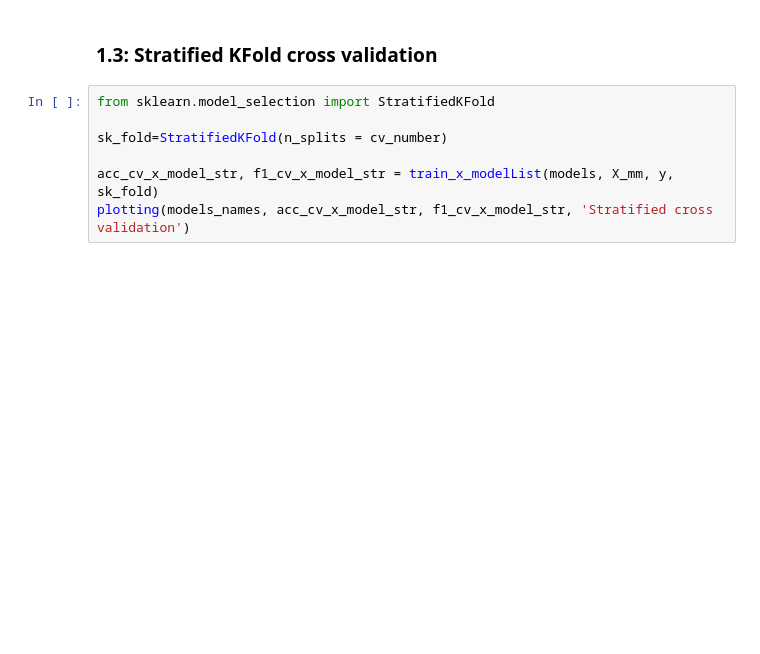
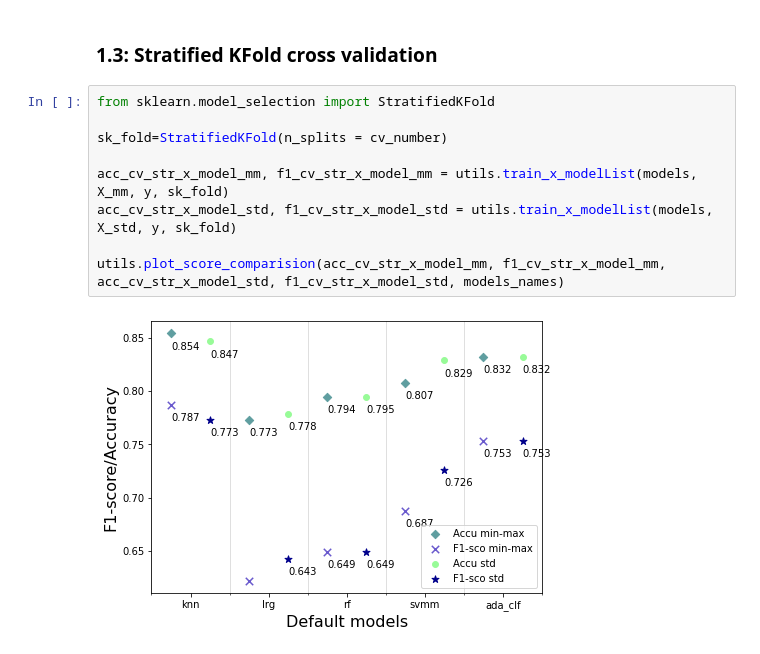
Before and after one commit to DaliaO15/PP_active_learning, a Jupyter notebook: Easy_diabetes_dataset/basic_classification.ipynb, the cells around one changed output. Drawn from its saved outputs; the diff is of its cells as text; blank space fills up the shorter version.

```diff
--- a/Easy_diabetes_dataset/basic_classification.ipynb
+++ b/Easy_diabetes_dataset/basic_classification.ipynb
@@ -191,7 +126,11 @@ plotting(models_names, acc_cv_x_model, f1_cv_x_model, 'Cross validation')
 # %%
 from sklearn.model_selection import StratifiedKFold
 
 sk_fold=StratifiedKFold(n_splits = cv_number)
 
-acc_cv_x_model_str, f1_cv_x_model_str = train_x_modelList(models, X_mm, y, sk_fold)
-plotting(models_names, acc_cv_x_model_str, f1_cv_x_model_str, 'Stratified cross validation')
+acc_cv_str_x_model_mm, f1_cv_str_x_model_mm = utils.train_x_modelList(models, X_mm, y, sk_fold)
+acc_cv_str_x_model_std, f1_cv_str_x_model_std = utils.train_x_modelList(models, X_std, y, sk_fold)
+
+utils.plot_score_comparision(acc_cv_str_x_model_mm, f1_cv_str_x_model_mm, acc_cv_str_x_model_std, f1_cv_str_x_model_std, models_names)
+# %% [output]
+[figure, added]
```
Also changed, not shown: parts of 7 cells of this notebook, 1 other file.
